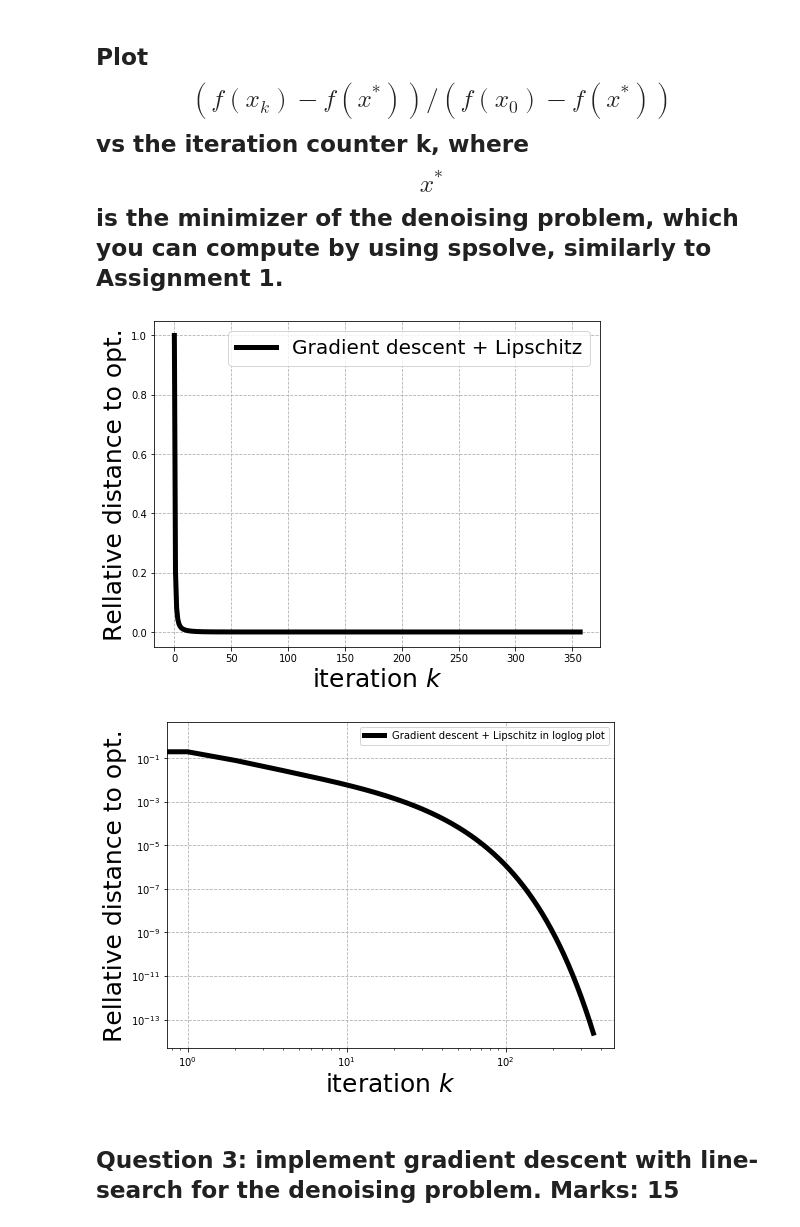
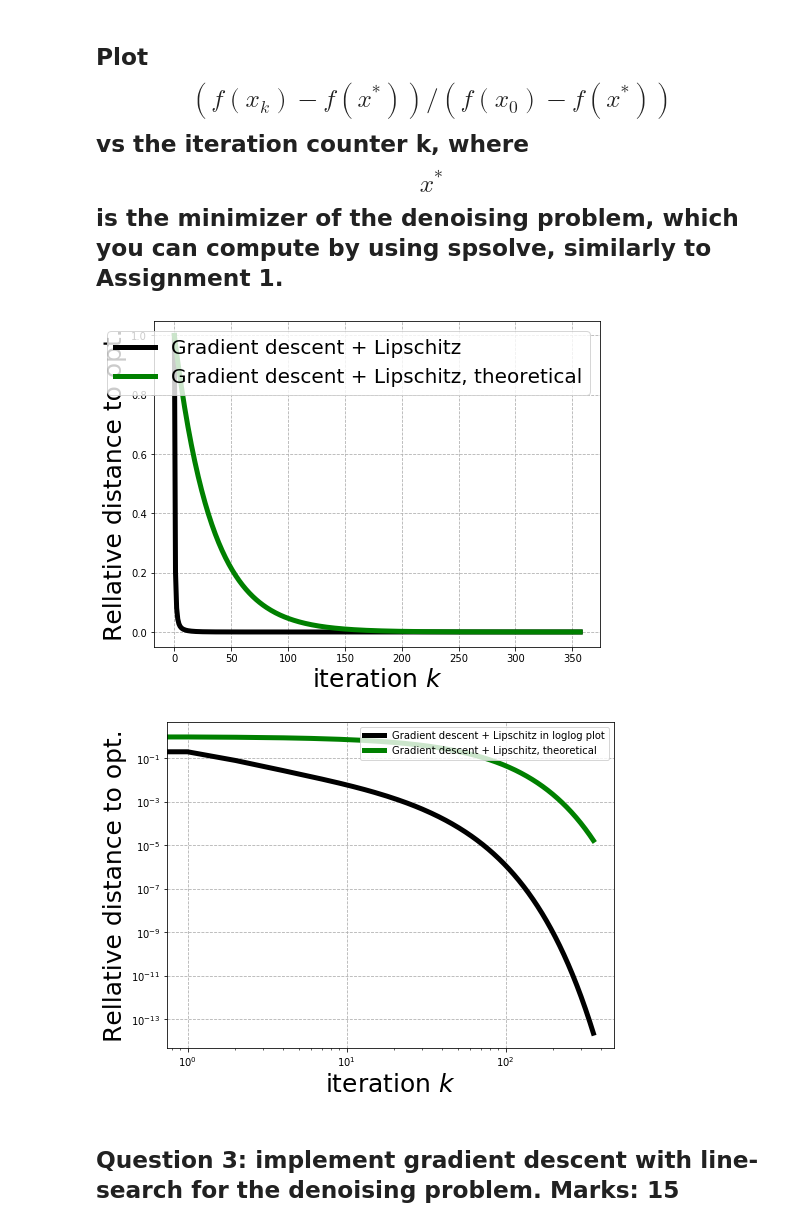
Before and after one commit to NedHuang/CS794, a Jupyter notebook: A2/assignment_2.ipynb, the cells around one changed output. Cells and saved outputs as stored; diff of their text form; code cells hidden in the pictures.

```diff
--- a/A2/assignment_2.ipynb
+++ b/A2/assignment_2.ipynb
@@ -79,6 +79,7 @@ from scipy.sparse.linalg import spsolve
 from scipy.sparse.linalg import eigsh
 from numpy.linalg import norm
 import math
+import time
 
 # find lipschitz constant
 # !!! we comment this because computing L is time-consuming.
@@ -104,15 +105,16 @@ def gradient_descent(x0, epsilon, lambda_, max_iterations):
     # D_conjugate_transpose = D.conjugate().transpose()
     # lecture 5 Slide 31
     Dct = D.conjugate().transpose()
-
-
     gradient_f_x = lambda_ * real(Dct.dot(D.dot(x))) + x - x0  # x0 is z_noisy                      # need to convert to ndarray. Otherwise wont work...
+    start = time.time()
     while counter < max_iterations and norm(gradient_f_x,2) > epsilon:
         x = x - (1/L)*gradient_f_x              # lecture 5 slide 16, cumputer x_k+1
         xs.append(x.flatten('F'))
         gradient_f_x = lambda_ * real(Dct.dot(D.dot(x))) + x - x0   # update gradient
         counter += 1                                                # update countertoarray
-    print('finished gradient descent')
+    end = time.time()
+    print('Iterations: ', counter)
+    print('running time: %s seconds'% str(end-start)[0:4])
     return xs
 # %% [markdown]
 ## Call Gradient Descent
@@ -171,11 +174,42 @@ plt.xlabel("iteration $k$", fontsize=25)
 plt.ylabel("Rellative distance to opt.", fontsize=25)
 plt.grid(linestyle='dashed')
 plt.show()
-# %% [output]
-[figure, removed]
-[figure, removed]
 # %%
 ## Question 2: is there a "gap" between the practical convergence rate and the theoretical convergence rate? Note that the denoising objective function is strongly convex. Marks: 5
+# %%
+# the theoretical convergence rate is O(log(1/ε))
+# There is a gap between theoretical and practical convergence rate. According to the plot, the practical convergence
+# rate is larger than the theoretical one. The convexity might be a reason as the denoising function is strongly convexed.
+# http://www.mit.edu/~rakhlin/6.883/lectures/recitation_1.pdf
+# According to the lemma 4(b) in page 3, provides intuition as to why Gradient Descent methods converge faster for strongly-convex functions.
+
+# generate theoretical data for plotting
+store_data_for_plotting_q2 = [(1- 1/L)**x for x in range(len(store_data_for_plotting))]
+
+fig = plt.figure(figsize=(8, 6))
+plt.plot(store_data_for_plotting, label=("Gradient descent + Lipschitz"), linewidth=5.0, color ="black")
+
+plt.plot(store_data_for_plotting_q2, label=("Gradient descent + Lipschitz, theoretical"), linewidth=5.0, color ="green")
+
+plt.legend(prop={'size': 20},loc="upper right")
+plt.xlabel("iteration $k$", fontsize=25)
+plt.ylabel("Rellative distance to opt.", fontsize=25)
+plt.grid(linestyle='dashed')
+plt.show()
+
+
+fig = plt.figure(figsize=(8, 6))
+
+plt.loglog(store_data_for_plotting,label=("Gradient descent + Lipschitz in loglog plot"), linewidth=5.0, color ="black")
+plt.loglog(store_data_for_plotting_q2,label=("Gradient descent + Lipschitz, theoretical"), linewidth=5.0, color ="green")
+plt.legend(prop={'size': 10},loc="upper right")
+plt.xlabel("iteration $k$", fontsize=25)
+plt.ylabel("Rellative distance to opt.", fontsize=25)
+plt.grid(linestyle='dashed')
+plt.show()
+# %% [output]
+[figure, added]
+[figure, added]
 # %% [markdown]
 ## Question 3: implement gradient descent with line-search for the denoising problem. Marks: 15
 # %%
```
Also changed, not shown: parts of 10 cells of this notebook.
